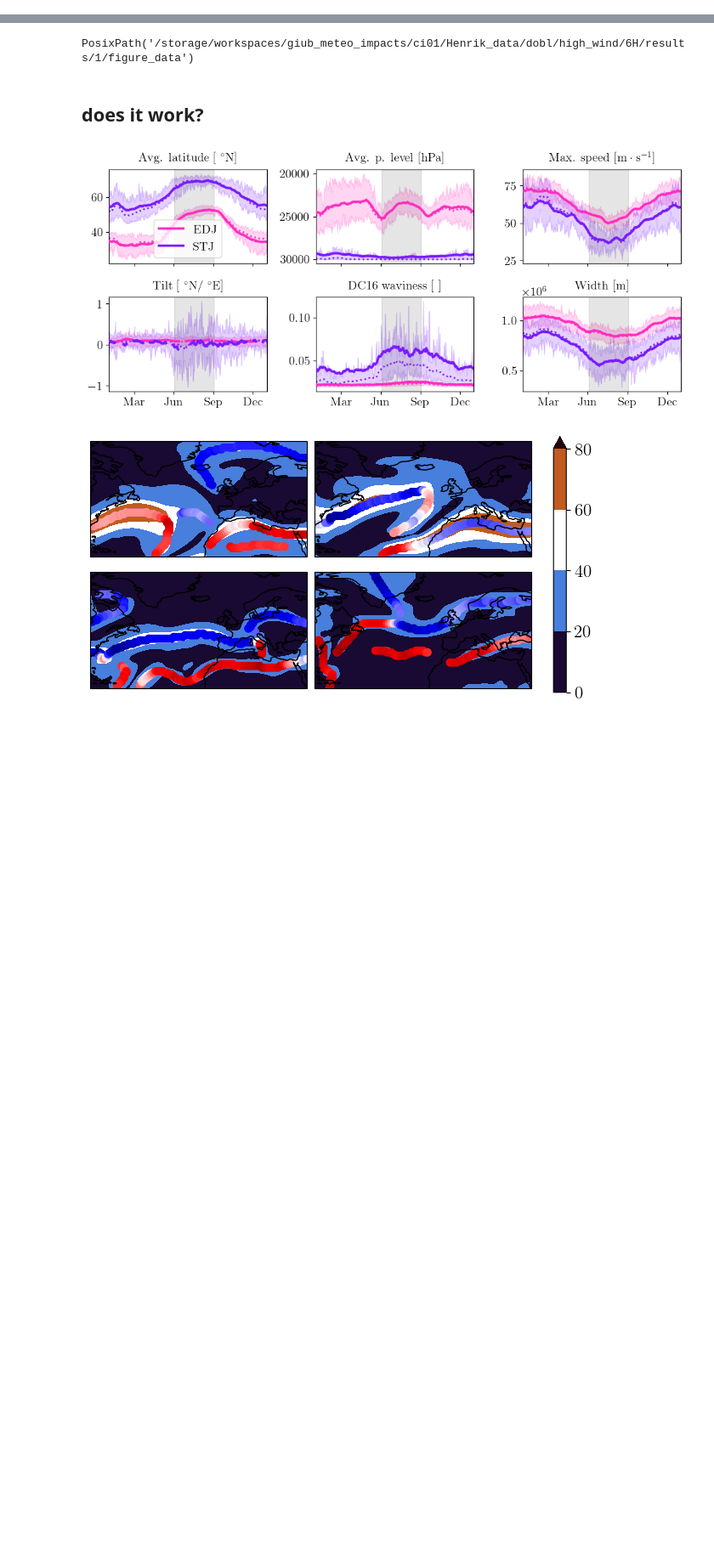
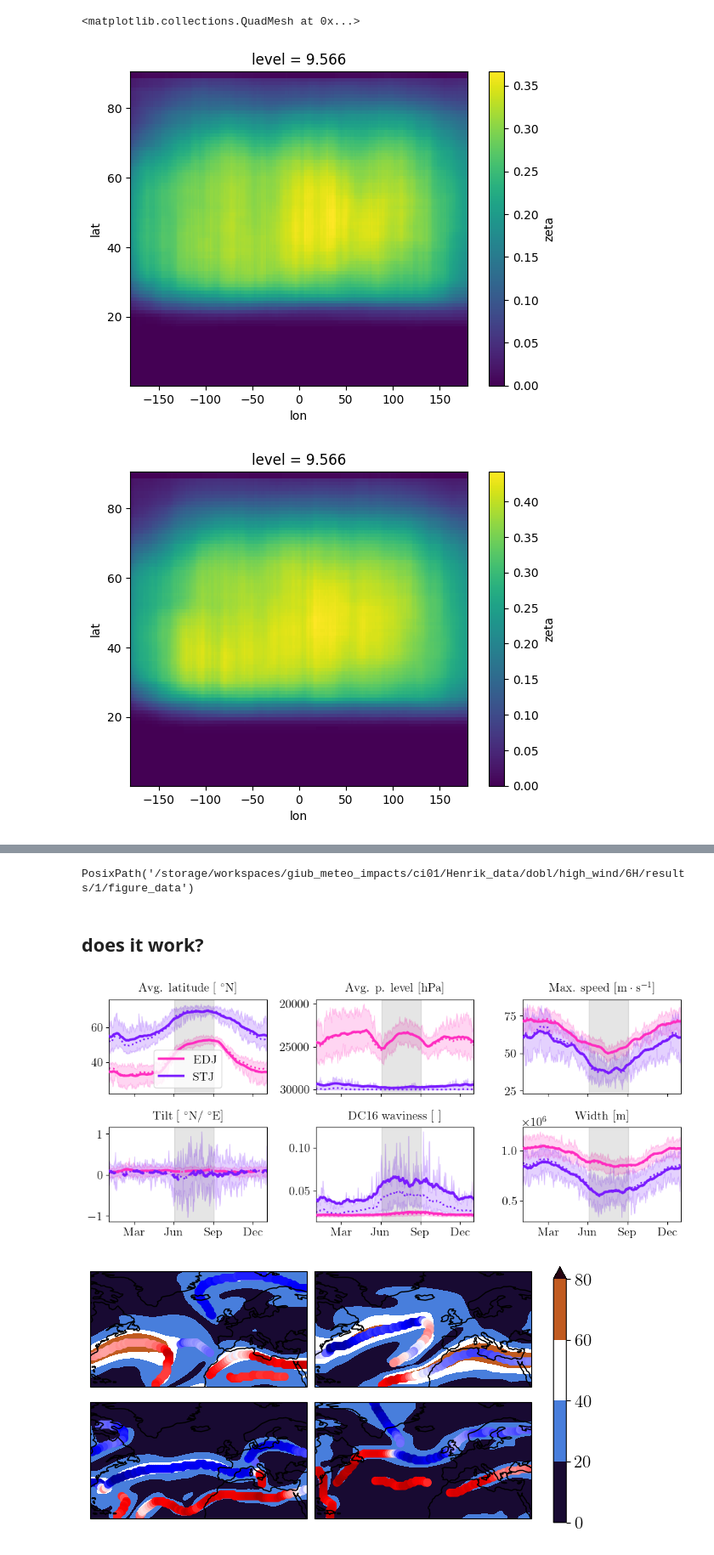
Before and after one commit to hbanderier/persistent-extremes-era5, a Jupyter notebook: Playgrounds/data_henrik_pg.ipynb, the cells around one changed output, grey strips where cells are left out. Shown at 85% size. Saved outputs shown, nothing was run; the diff lists cells and outputs as text; code cells hidden in the pictures; blank space fills up the shorter version.

```diff
--- a/Playgrounds/data_henrik_pg.ipynb
+++ b/Playgrounds/data_henrik_pg.ipynb
@@ -165,0 +458,5 @@ plt.hist(zeta300.values.ravel() * 1e5, bins=np.arange(1, 21, 1) - 0.5)
+# %%
+da1 = to_xarray_sjoin(zeta, events=overturnings.filter(pl.col("orientation") == "anticyclonic"))
+da2 = to_xarray_sjoin(zeta, events=overturnings.filter(pl.col("orientation") == "cyclonic"))
+da3 = to_xarray_sjoin(zeta, events=overturnings.filter(pl.col("mflux") >= 0))
+da4 = to_xarray_sjoin(zeta, events=overturnings.filter(pl.col("mflux") < 0))
@@ -165,0 +469,12 @@ plt.hist(zeta300.values.ravel() * 1e5, bins=np.arange(1, 21, 1) - 0.5)
+# %%
+da1.isel(level=2).mean("time").plot()
+plt.figure()
+da2.isel(level=2).mean("time").plot()
+plt.figure()
+da3.isel(level=2).mean("time").plot()
+plt.figure()
+da3.isel(level=2).mean("time").plot()
+# %% [output]
+<matplotlib.collections.QuadMesh at 0x...>
+[figure, added]
+[figure, added]
```
Also changed, not shown: parts of 39 cells of this notebook, 3 other files.
